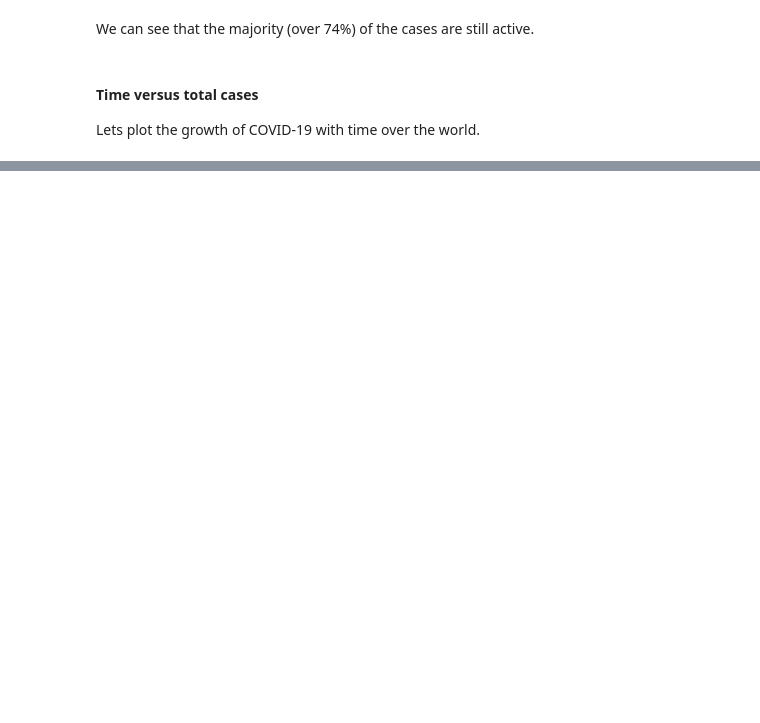
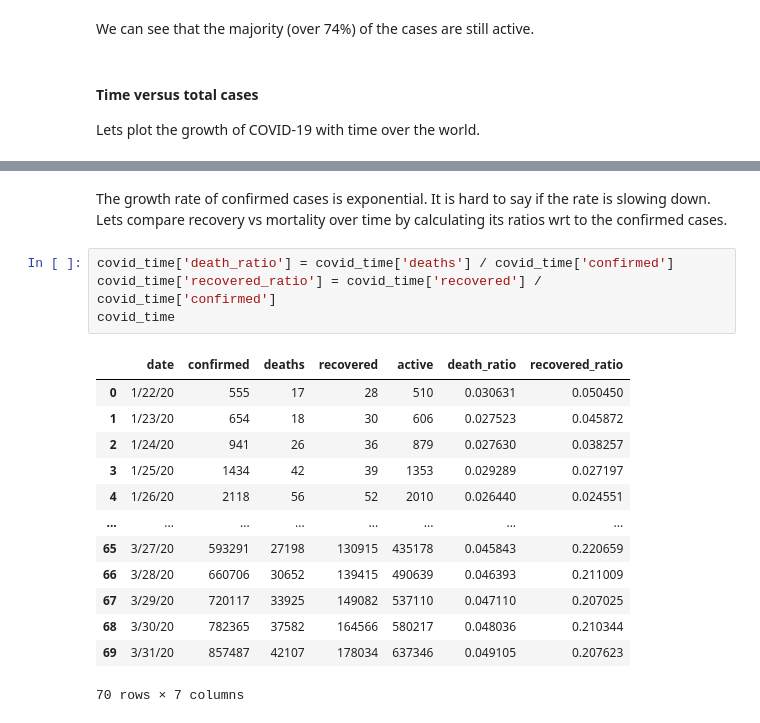
Before and after one commit to plasmagirl/Outbreak-of-COVID-19, a Jupyter notebook: COVID-19.ipynb, the cells around one changed output, grey strips where cells are left out. Saved outputs shown, nothing was run; the diff lists cells and outputs as text; blank space fills up the shorter version.

```diff
--- a/COVID-19.ipynb
+++ b/COVID-19.ipynb
@@ -229,3 +231,23 @@ fig.update_layout(template = 'plotly_dark', title = 'Worldwide cases over time')
 fig.show()
 # %% [output]
 [interactive output not drawn]
+# %% [markdown]
+The growth rate of confirmed cases is exponential. It is hard to say if the rate is slowing down. Lets compare recovery vs mortality over time by calculating its ratios wrt to the confirmed cases.
+# %%
+covid_time['death_ratio'] = covid_time['deaths'] / covid_time['confirmed']
+covid_time['recovered_ratio'] = covid_time['recovered'] / covid_time['confirmed']
+covid_time
+# %% [output]
+|  | date | confirmed | deaths | recovered | active | death_ratio | recovered_ratio |
+| 0 | 1/22/20 | 555 | 17 | 28 | 510 | 0.030631 | 0.050450 |
+| 1 | 1/23/20 | 654 | 18 | 30 | 606 | 0.027523 | 0.045872 |
+| 2 | 1/24/20 | 941 | 26 | 36 | 879 | 0.027630 | 0.038257 |
+| 3 | 1/25/20 | 1434 | 42 | 39 | 1353 | 0.029289 | 0.027197 |
+| 4 | 1/26/20 | 2118 | 56 | 52 | 2010 | 0.026440 | 0.024551 |
+| ... | ... | ... | ... | ... | ... | ... | ... |
+| 65 | 3/27/20 | 593291 | 27198 | 130915 | 435178 | 0.045843 | 0.220659 |
+| 66 | 3/28/20 | 660706 | 30652 | 139415 | 490639 | 0.046393 | 0.211009 |
+| 67 | 3/29/20 | 720117 | 33925 | 149082 | 537110 | 0.047110 | 0.207025 |
+| 68 | 3/30/20 | 782365 | 37582 | 164566 | 580217 | 0.048036 | 0.210344 |
+| 69 | 3/31/20 | 857487 | 42107 | 178034 | 637346 | 0.049105 | 0.207623 |
+70 rows × 7 columns
```
Also changed, not shown: parts of 24 cells of this notebook.
